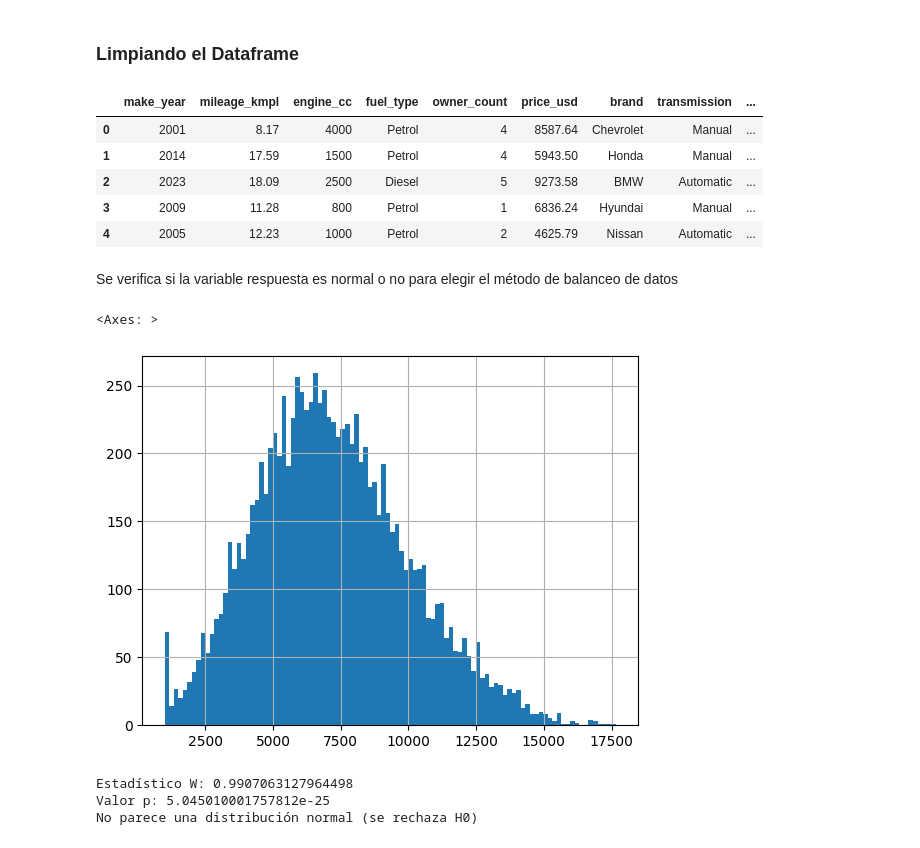
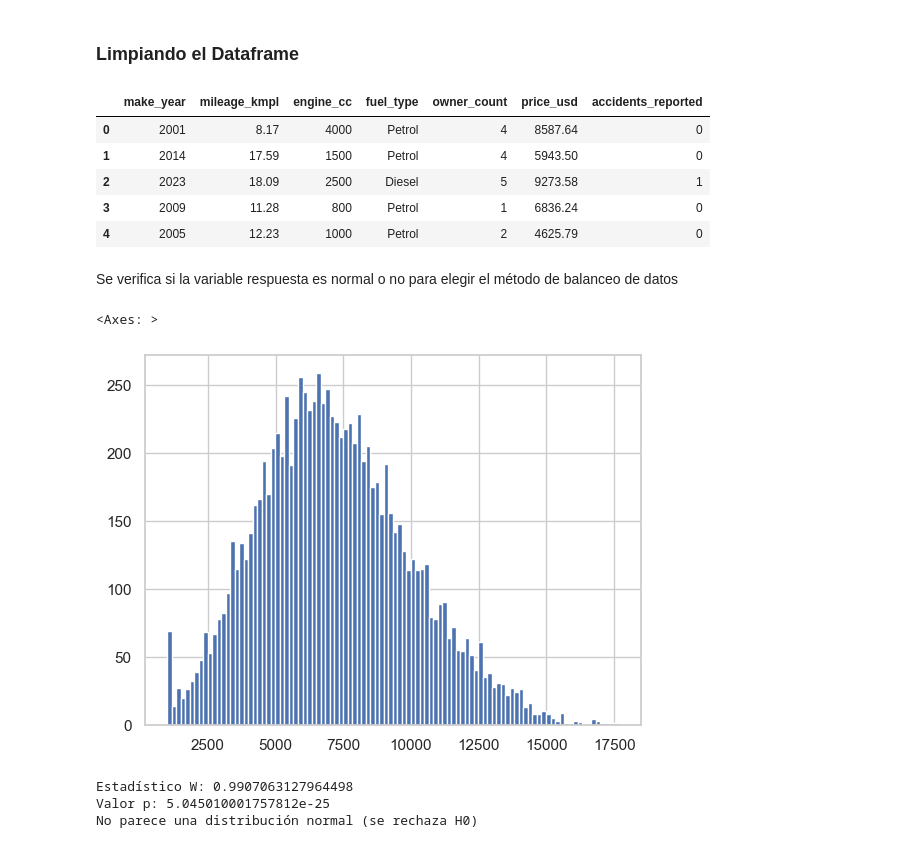
Before and after one commit to JhofredCam/Practica2_introIA, a Jupyter notebook: Proyecto.ipynb, the cells around one changed output. Cells and saved outputs as stored; diff of their text form; code cells hidden in the pictures.

```diff
--- a/Proyecto.ipynb
+++ b/Proyecto.ipynb
@@ -63,22 +63,22 @@ raw_df = raw_df.reset_index(drop=True)
 ### Limpiando el Dataframe
 # %%
 df = raw_df.copy()
-df = df.drop(columns=['color', 'service_history'])
+df = df.drop(columns=['color', 'service_history', 'brand', 'transmission', 'insurance_valid'])
 df.head()
 # %% [output]
-|  | make_year | mileage_kmpl | engine_cc | fuel_type | owner_count | price_usd | brand | transmission | ... |
-| 0 | 2001 | 8.17 | 4000 | Petrol | 4 | 8587.64 | Chevrolet | Manual | ... |
-| 1 | 2014 | 17.59 | 1500 | Petrol | 4 | 5943.50 | Honda | Manual | ... |
-| 2 | 2023 | 18.09 | 2500 | Diesel | 5 | 9273.58 | BMW | Automatic | ... |
-| 3 | 2009 | 11.28 | 800 | Petrol | 1 | 6836.24 | Hyundai | Manual | ... |
-| 4 | 2005 | 12.23 | 1000 | Petrol | 2 | 4625.79 | Nissan | Automatic | ... |
+|  | make_year | mileage_kmpl | engine_cc | fuel_type | owner_count | price_usd | accidents_reported |
+| 0 | 2001 | 8.17 | 4000 | Petrol | 4 | 8587.64 | 0 |
+| 1 | 2014 | 17.59 | 1500 | Petrol | 4 | 5943.50 | 0 |
+| 2 | 2023 | 18.09 | 2500 | Diesel | 5 | 9273.58 | 1 |
+| 3 | 2009 | 11.28 | 800 | Petrol | 1 | 6836.24 | 0 |
+| 4 | 2005 | 12.23 | 1000 | Petrol | 2 | 4625.79 | 0 |
 # %% [markdown]
 Se verifica si la variable respuesta es normal o no para elegir el método de balanceo de datos
 # %%
 df['price_usd'].hist(bins=100)
 # %% [output]
 <Axes: >
-[figure, old version]
+[figure, new version]
 # %%
 # Ejecutar la prueba de Shapiro-Wilk
 stat, p_value = shapiro(df['price_usd'])
```
Also changed, not shown: parts of 10 cells of this notebook.
